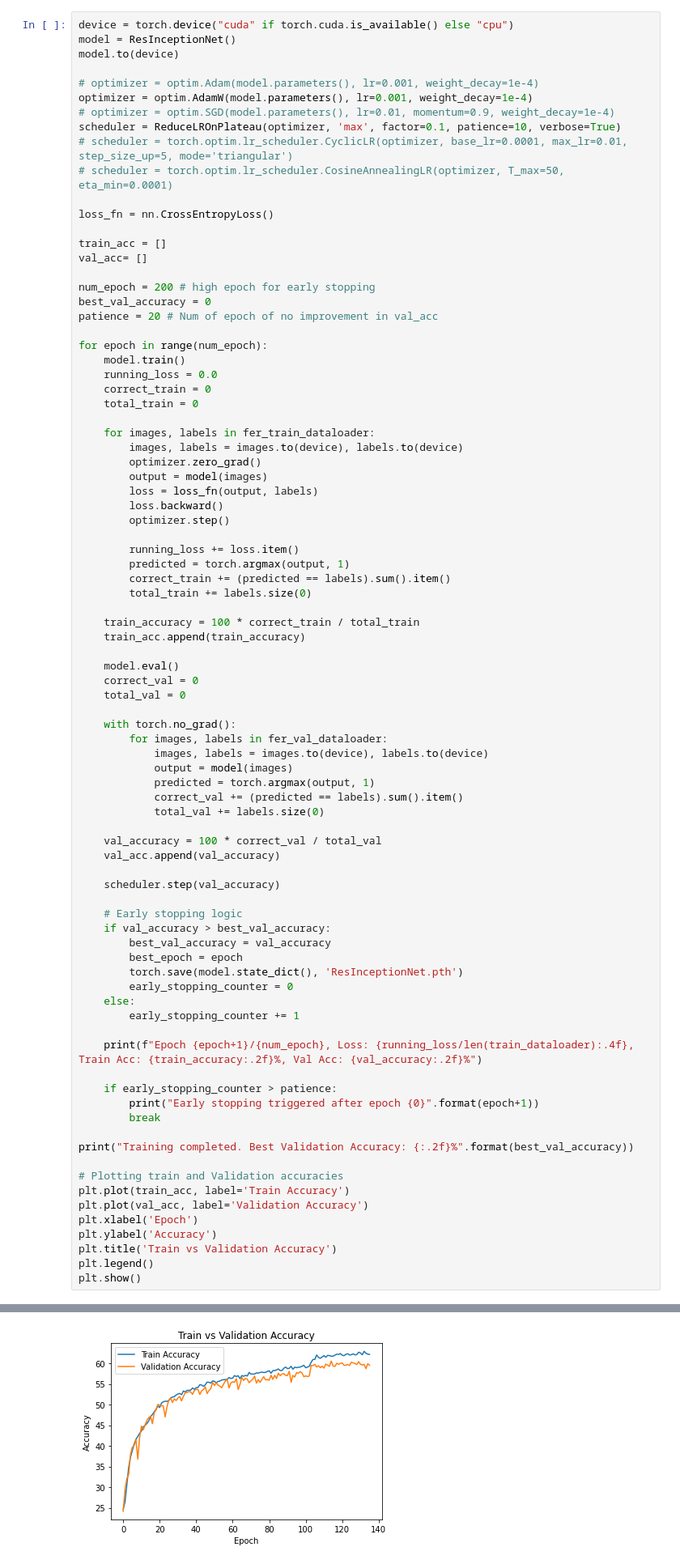
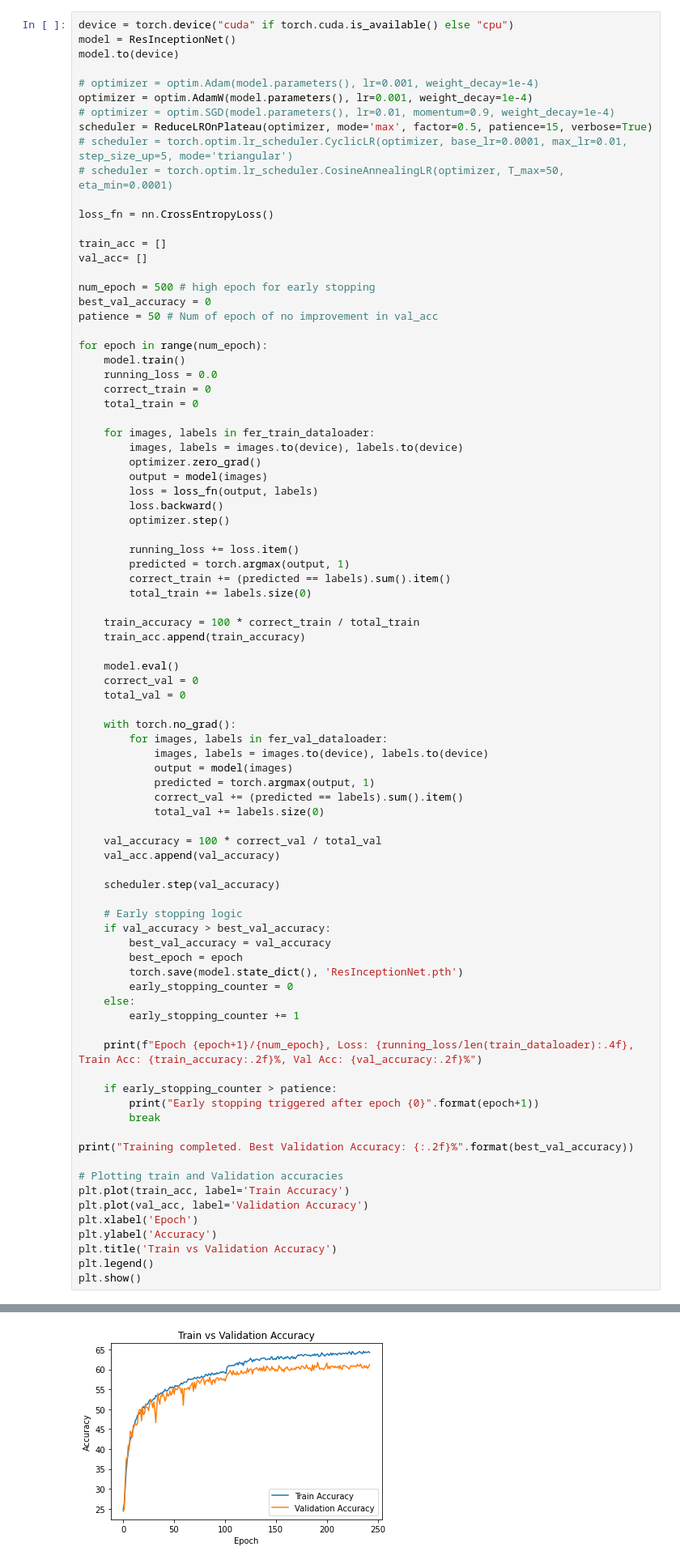
Before and after one commit to BaldurHua/ML-final, a Jupyter notebook: Final_Project.ipynb, the cells around one changed output, grey strips where cells are left out. Shown at 81% size. Cells and saved outputs as stored; diff of their text form.

```diff
--- a/Final_Project.ipynb
+++ b/Final_Project.ipynb
@@ -827,7 +827,7 @@ model.to(device)
 # optimizer = optim.Adam(model.parameters(), lr=0.001, weight_decay=1e-4)
 optimizer = optim.AdamW(model.parameters(), lr=0.001, weight_decay=1e-4)
 # optimizer = optim.SGD(model.parameters(), lr=0.01, momentum=0.9, weight_decay=1e-4)
-scheduler = ReduceLROnPlateau(optimizer, 'max', factor=0.1, patience=10, verbose=True)
+scheduler = ReduceLROnPlateau(optimizer, mode='max', factor=0.5, patience=15, verbose=True)
 # scheduler = torch.optim.lr_scheduler.CyclicLR(optimizer, base_lr=0.0001, max_lr=0.01, step_size_up=5, mode='triangular')
 # scheduler = torch.optim.lr_scheduler.CosineAnnealingLR(optimizer, T_max=50, eta_min=0.0001)
 
@@ -836,9 +836,9 @@ loss_fn = nn.CrossEntropyLoss()
 train_acc = []
 val_acc= []
 
-num_epoch = 200 # high epoch for early stopping
+num_epoch = 500 # high epoch for early stopping
 best_val_accuracy = 0
-patience = 20 # Num of epoch of no improvement in val_acc
+patience = 50 # Num of epoch of no improvement in val_acc
 
 for epoch in range(num_epoch):
     model.train()
@@ -925,4 +925,4 @@ Training completed. Best Validation Accuracy: 60.54%
-[figure, old version]
+[figure, new version]
 # %%
 model = ResInceptionNet()
 model.load_state_dict(torch.load('ResInceptionNet.pth'))
```
Also changed, not shown: parts of 2 cells of this notebook.
